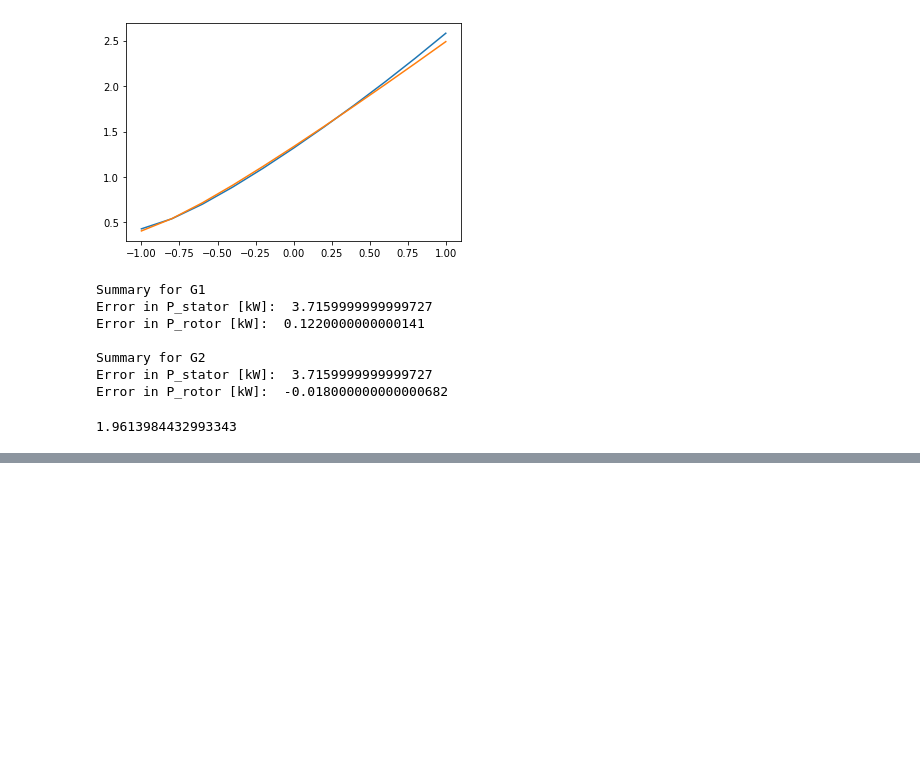
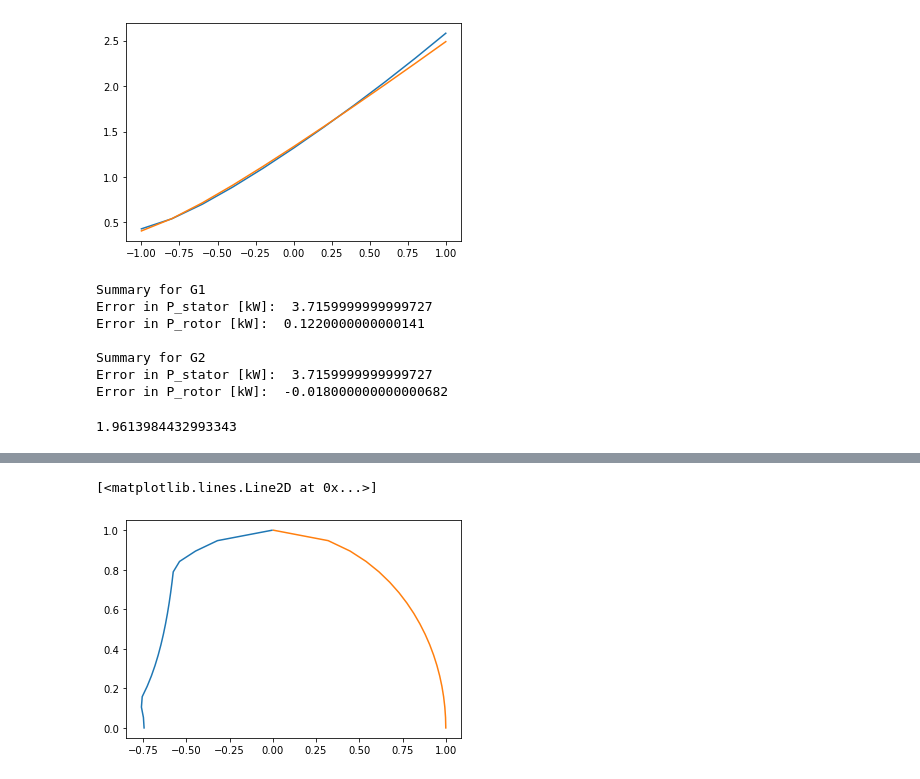
Before and after one commit to emelf/SynGenLoss, a Jupyter notebook: testing.ipynb, the cells around one changed output, grey strips where cells are left out. Saved outputs shown, nothing was run; the diff lists cells and outputs as text; code cells hidden in the pictures; blank space fills up the shorter version.

```diff
--- a/testing.ipynb
+++ b/testing.ipynb
@@ -120,0 +165,15 @@ i_fd
+# %%
+P_vals = np.linspace(0.0, 1.0, 20)
+Q_min_vals = []
+Q_max_vals = []
+
+for P in P_vals:
+    P_, Q_min, Q_max = CD_ref.get_Q_lims(V, P)
+    Q_min_vals.append(Q_min)
+    Q_max_vals.append(Q_max)
+
+plt.plot(Q_min_vals, P_vals)
+plt.plot(Q_max_vals, P_vals)
+# %% [output]
+[<matplotlib.lines.Line2D at 0x...>]
+[figure, added]
```
Also changed, not shown: parts of 4 cells of this notebook, 36 other files.
